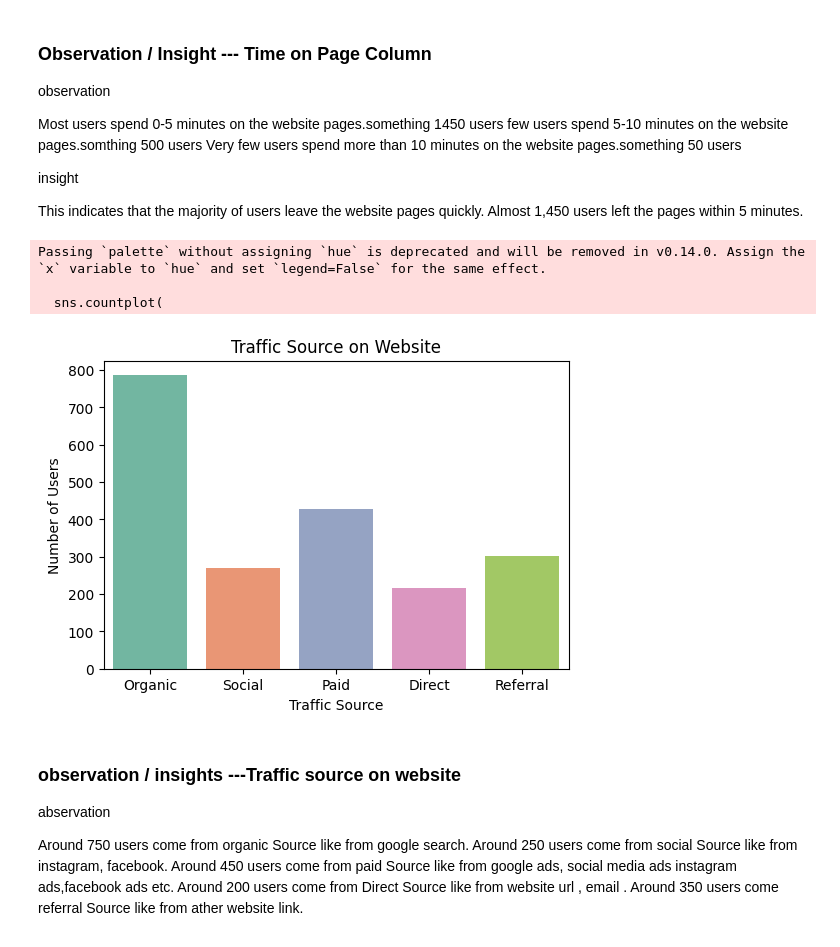
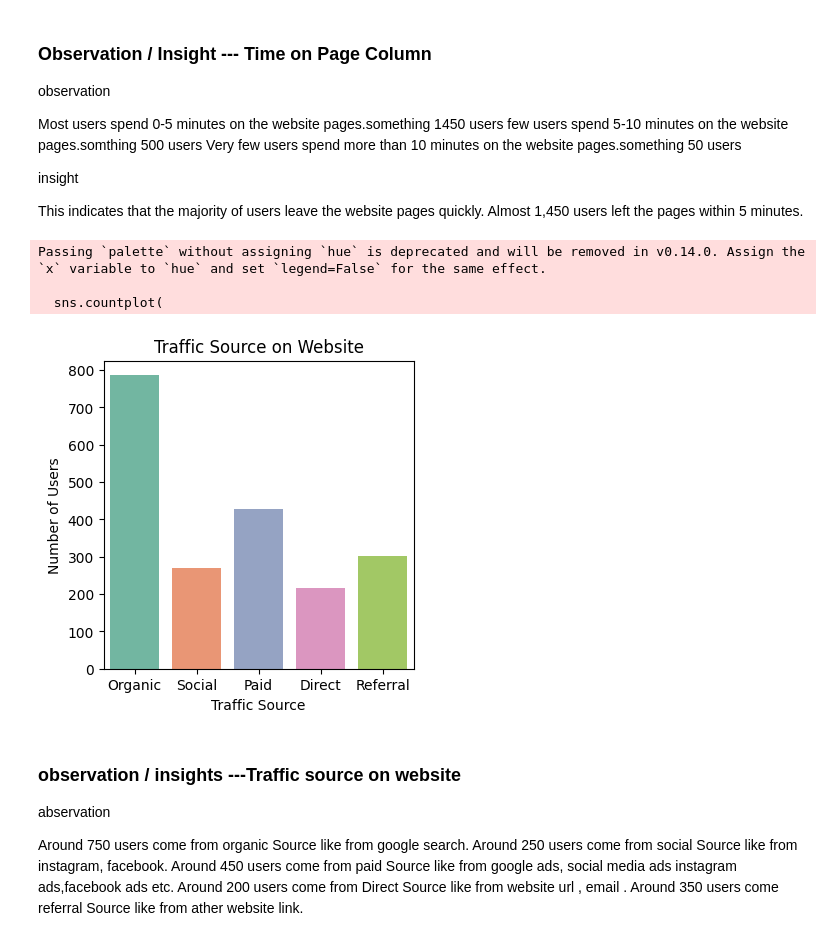
Before and after one commit to Himanshutiwari321/User-Return-Prediction---Startup---ML, a Jupyter notebook: notebooks/01_data_EDA.ipynb, the cells around one changed output. Cells and saved outputs as stored; diff of their text form; code cells hidden in the pictures.

```diff
--- a/notebooks/01_data_EDA.ipynb
+++ b/notebooks/01_data_EDA.ipynb
@@ -215,24 +248,24 @@ This indicates that the majority of users leave the website pages quickly.
 Almost 1,450 users left the pages within 5 minutes.
 # %%
 #Categorical colums --- Traffic Source
-plt.figure(figsize=(6,4))
+plt.figure(figsize=(4,4))
 
 sns.countplot(
     x='Traffic Source',
     data=df,
     palette='Set2'
 )
 
 plt.title("Traffic Source on Website")
 plt.xlabel("Traffic Source")
 plt.ylabel("Number of Users")
 
 plt.show()
 # %% [output]
 Passing `palette` without assigning `hue` is deprecated and will be removed in v0.14.0. Assign the `x` variable to `hue` and set `legend=False` for the same effect.
 
   sns.countplot(
-[figure, old version]
+[figure, new version]
 # %% [markdown]
 ### observation / insights ---Traffic source on website
 
```
Also changed, not shown: parts of 10 cells of this notebook, 1 other file.
